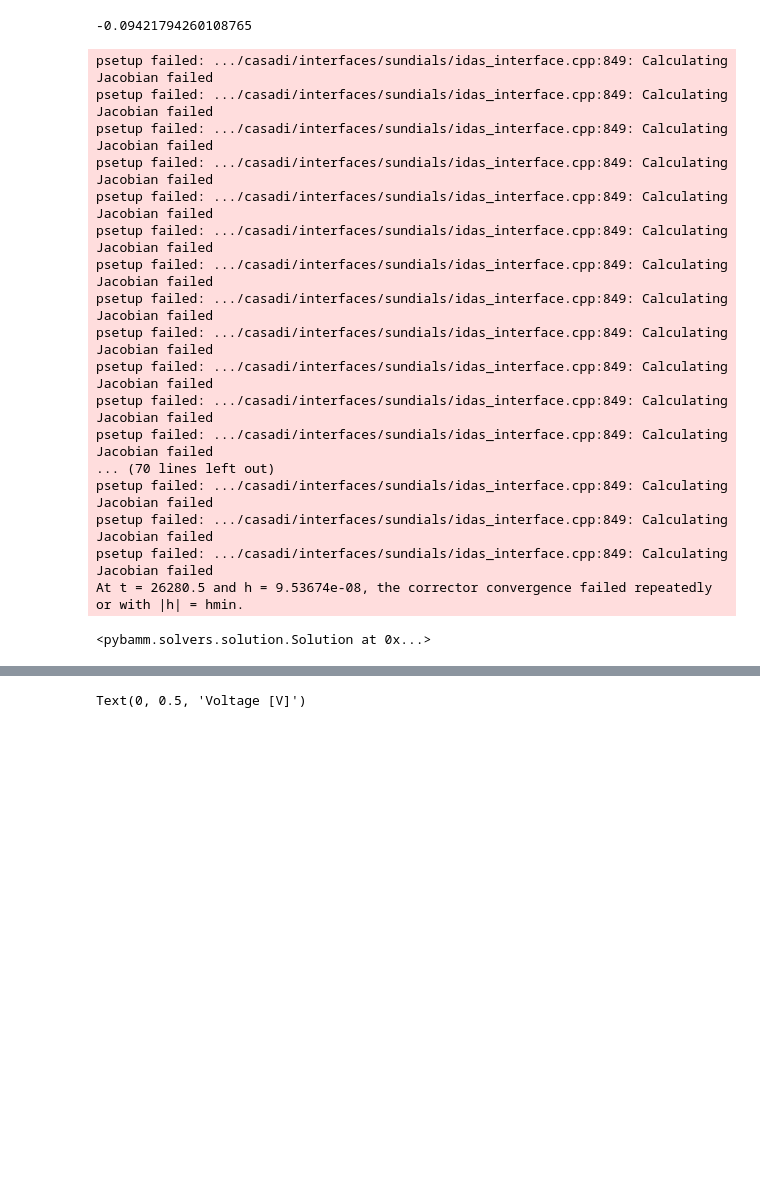
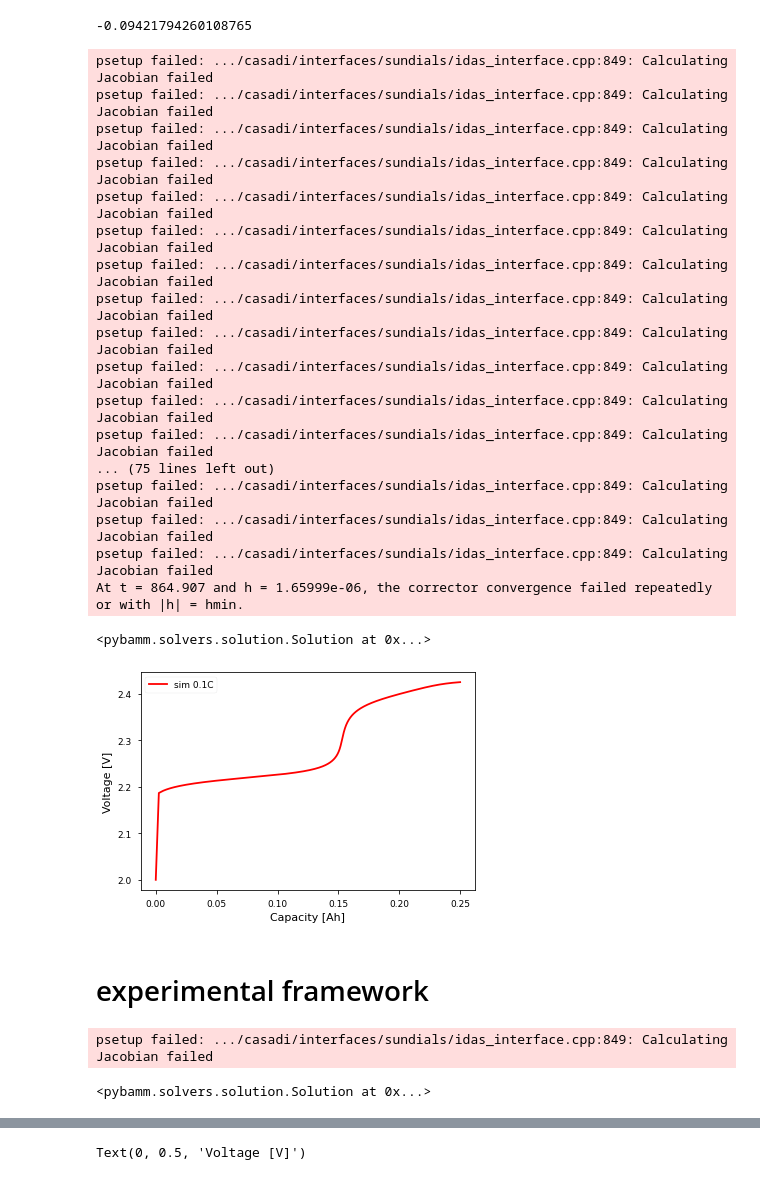
Before and after one commit to DrMichaelCornish/LiS-Models, a Jupyter notebook: examples/Basic_testing.ipynb, the cells around one changed output, grey strips where cells are left out. Saved outputs shown, nothing was run; the diff lists cells and outputs as text; code cells hidden in the pictures; blank space fills up the shorter version.

```diff
--- a/Untitled.ipynb
+++ b/examples/Basic_testing.ipynb
@@ -152,8 +155,8 @@ sim = pybamm.Simulation(
     solver=pybamm.CasadiSolver(
         atol=1e-6,
         rtol=1e-6,
-        dt_max = .01,
-        extra_options_setup={"max_step_size": 0.1},
+        #dt_max = .01,
+        #extra_options_setup={"max_step_size": 0.1},
         max_step_decrease_count = 15,
     ),
 )
@@ -175,9 +178,21 @@ psetup failed: .../casadi/interfaces/sundials/idas_interface.cpp:849: Calculatin
 psetup failed: .../casadi/interfaces/sundials/idas_interface.cpp:849: Calculating Jacobian failed
 psetup failed: .../casadi/interfaces/sundials/idas_interface.cpp:849: Calculating Jacobian failed
 psetup failed: .../casadi/interfaces/sundials/idas_interface.cpp:849: Calculating Jacobian failed
-... (70 lines left out)
+... (75 lines left out)
 psetup failed: .../casadi/interfaces/sundials/idas_interface.cpp:849: Calculating Jacobian failed
 psetup failed: .../casadi/interfaces/sundials/idas_interface.cpp:849: Calculating Jacobian failed
 psetup failed: .../casadi/interfaces/sundials/idas_interface.cpp:849: Calculating Jacobian failed
-At t = 26280.5 and h = 9.53674e-08, the corrector convergence failed repeatedly or with |h| = hmin.
+At t = 864.907 and h = 1.65999e-06, the corrector convergence failed repeatedly or with |h| = hmin.
 <pybamm.solvers.solution.Solution at 0x...>
+# %%
+capacity = 0.0211*sim.solution.t/3600
+V = sim.solution["Terminal voltage [V]"].entries
+plt.plot(capacity, V)
+
+plt.legend(["sim 0.1C", "exp 0.1C" ])
+plt.xlabel('Capacity [Ah]')
+plt.ylabel('Voltage [V]');
+# %% [output]
+[figure, added]
+# %% [markdown]
+# experimental framework
@@ -184,3 +245,8 @@ At t = 26280.5 and h = 9.53674e-08, the corrector convergence failed repeatedly
+# %%
+sim.solve()
+# %% [output]
+psetup failed: .../casadi/interfaces/sundials/idas_interface.cpp:849: Calculating Jacobian failed
+<pybamm.solvers.solution.Solution at 0x...>
 # %%
 capacity = 0.0211*sim.solution.t/3600
 V = sim.solution["Terminal voltage [V]"].entries
```
Also changed, not shown: parts of 4 cells of this notebook, 4 other files.
